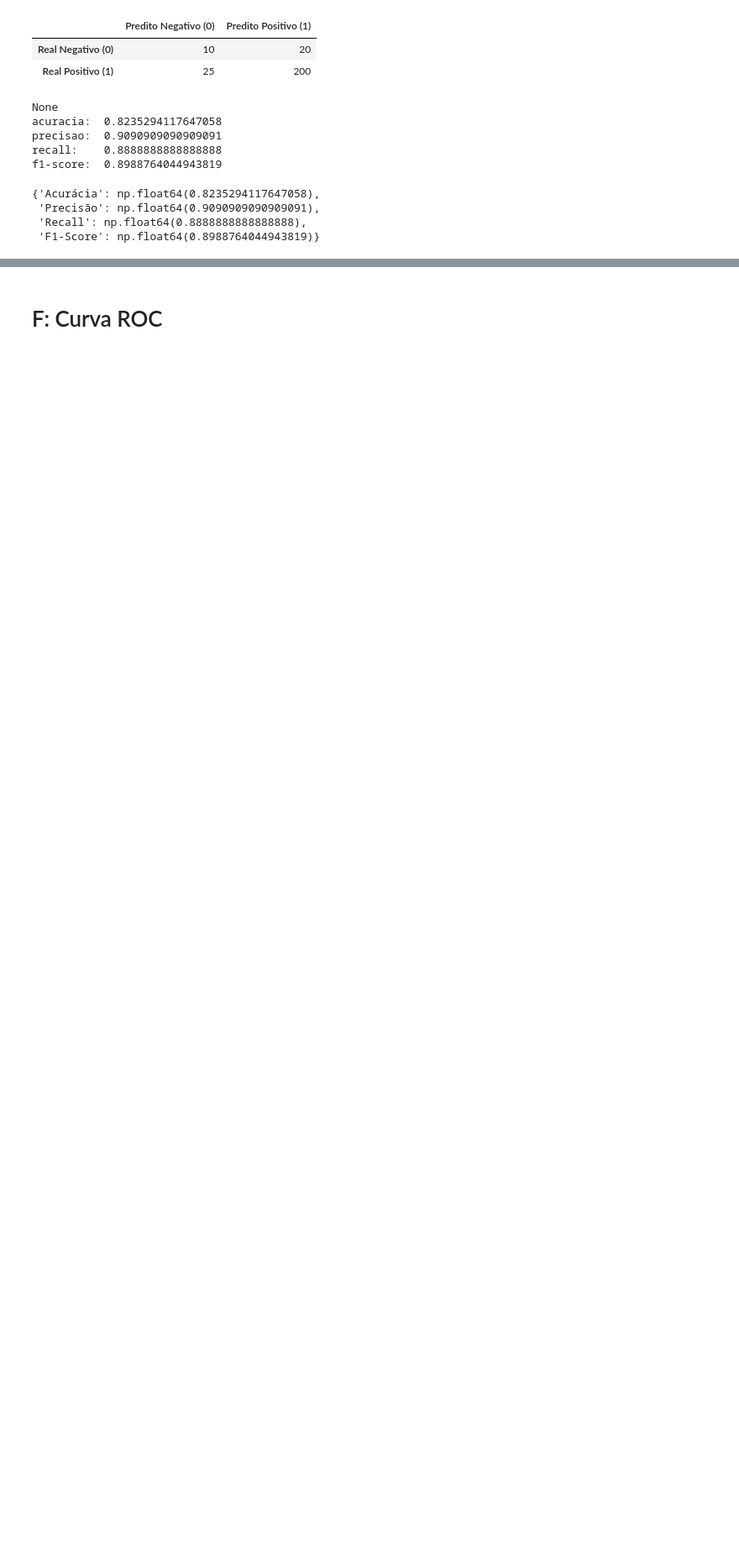
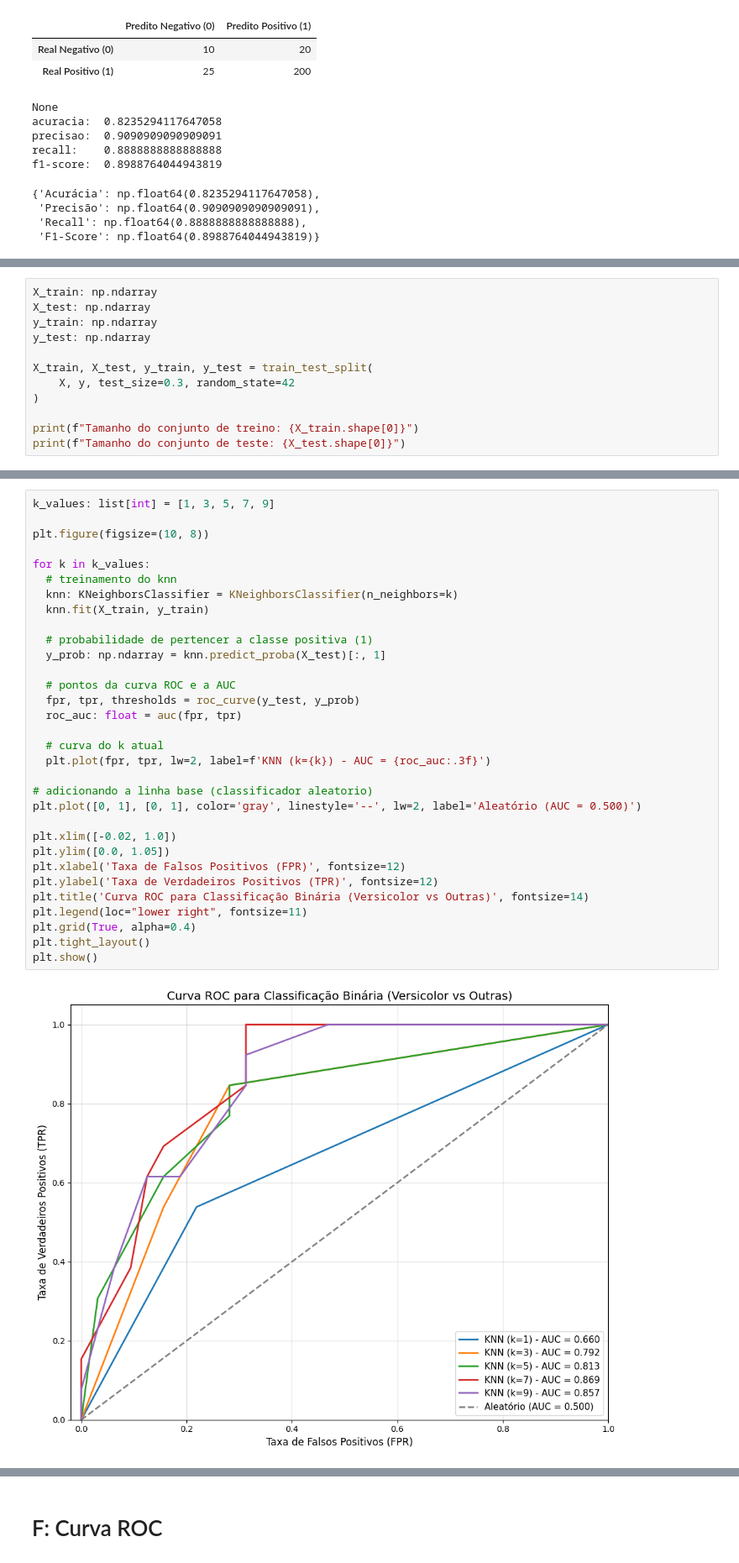
Before and after one commit to Arthur-Negrao-Smith/Atividade_2-IA, a Jupyter notebook: Atividade_2_IA.ipynb, the cells around one changed output, grey strips where cells are left out. Shown at 84% size. Saved outputs shown, nothing was run; the diff lists cells and outputs as text; blank space fills up the shorter version.

```diff
--- a/Atividade_2_IA.ipynb
+++ b/Atividade_2_IA.ipynb
@@ -490,0 +675,12 @@ f1-score:  0.8988764044943819
+# %%
+X_train: np.ndarray
+X_test: np.ndarray
+y_train: np.ndarray
+y_test: np.ndarray
+
+X_train, X_test, y_train, y_test = train_test_split(
+    X, y, test_size=0.3, random_state=42
+)
+
+print(f"Tamanho do conjunto de treino: {X_train.shape[0]}")
+print(f"Tamanho do conjunto de teste: {X_test.shape[0]}")
@@ -490,0 +692,34 @@ f1-score:  0.8988764044943819
+# %%
+k_values: list[int] = [1, 3, 5, 7, 9]
+
+plt.figure(figsize=(10, 8))
+
+for k in k_values:
+  # treinamento do knn
+  knn: KNeighborsClassifier = KNeighborsClassifier(n_neighbors=k)
+  knn.fit(X_train, y_train)
+
+  # probabilidade de pertencer a classe positiva (1)
+  y_prob: np.ndarray = knn.predict_proba(X_test)[:, 1]
+
+  # pontos da curva ROC e a AUC
+  fpr, tpr, thresholds = roc_curve(y_test, y_prob)
+  roc_auc: float = auc(fpr, tpr)
+
+  # curva do k atual
+  plt.plot(fpr, tpr, lw=2, label=f'KNN (k={k}) - AUC = {roc_auc:.3f}')
+
+# adicionando a linha base (classificador aleatorio)
+plt.plot([0, 1], [0, 1], color='gray', linestyle='--', lw=2, label='Aleatório (AUC = 0.500)')
+
+plt.xlim([-0.02, 1.0])
+plt.ylim([0.0, 1.05])
+plt.xlabel('Taxa de Falsos Positivos (FPR)', fontsize=12)
+plt.ylabel('Taxa de Verdadeiros Positivos (TPR)', fontsize=12)
+plt.title('Curva ROC para Classificação Binária (Versicolor vs Outras)', fontsize=14)
+plt.legend(loc="lower right", fontsize=11)
+plt.grid(True, alpha=0.4)
+plt.tight_layout()
+plt.show()
+# %% [output]
+[figure, added]
```
Also changed, not shown: parts of 40 cells of this notebook.
